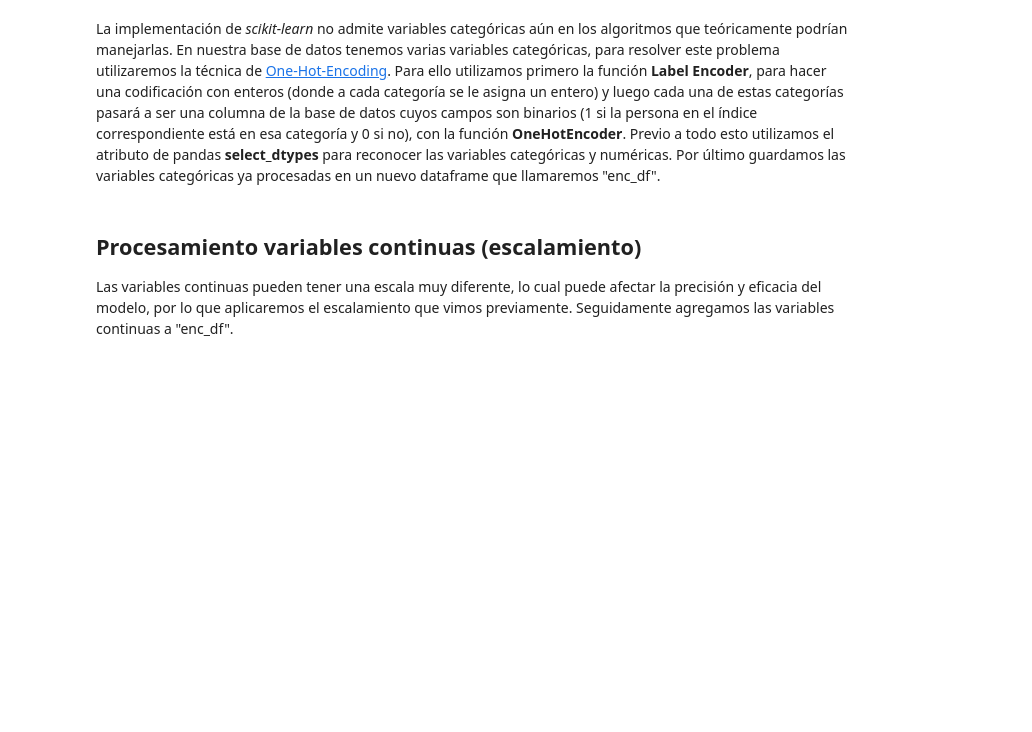
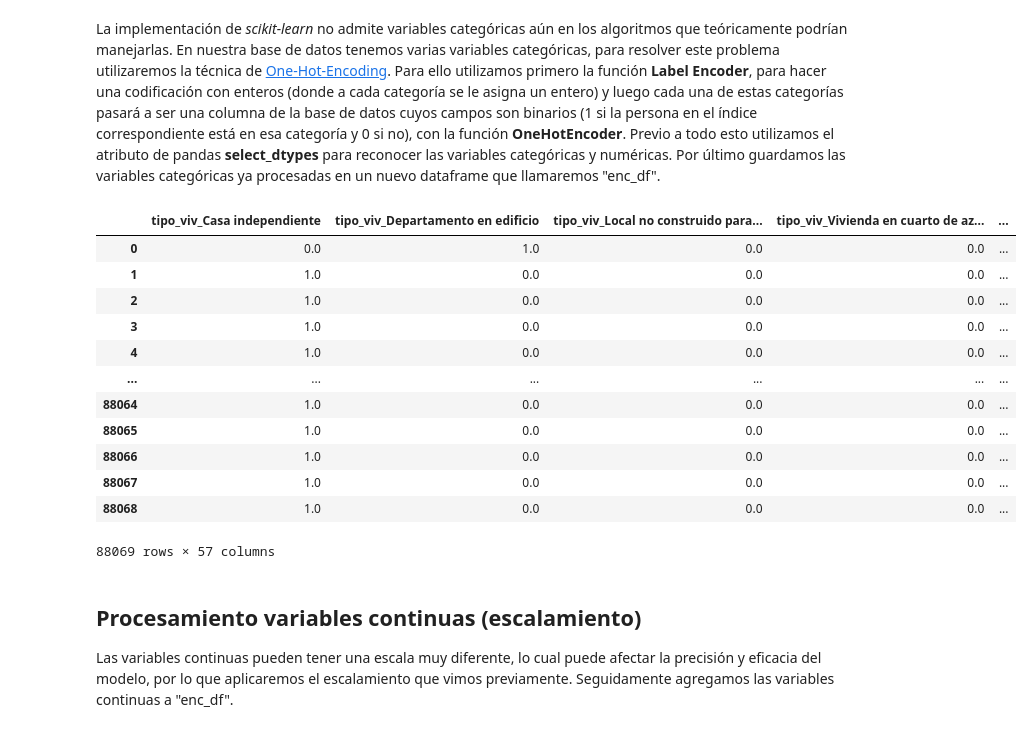
Before and after one commit to alina12358/Submodulos-1.6-y-2.6, a Jupyter notebook: Classification models.ipynb, the cells around one changed output. Saved outputs shown, nothing was run; the diff lists cells and outputs as text; code cells hidden in the pictures; blank space fills up the shorter version.

```diff
--- a/Classification models.ipynb
+++ b/Classification models.ipynb
@@ -67,6 +61,22 @@ for col in categorical:
     temp = pd.DataFrame(enc.fit_transform(X_lenc[[col]]).toarray())
     temp.rename(columns=dict(zip(list(range(len(temp.columns))),[str(col)+'_'+str(dict_list[col][i]) for i in list(range(len(temp.columns)))])),inplace=True)
     enc_df = pd.concat([enc_df,temp],axis=1)
+# %%
+enc_df
+# %% [output]
+|  | tipo_viv_Casa independiente | tipo_viv_Departamento en edificio | tipo_viv_Local no construido para... | tipo_viv_Vivienda en cuarto de az... | ... |
+| 0 | 0.0 | 1.0 | 0.0 | 0.0 | ... |
+| 1 | 1.0 | 0.0 | 0.0 | 0.0 | ... |
+| 2 | 1.0 | 0.0 | 0.0 | 0.0 | ... |
+| 3 | 1.0 | 0.0 | 0.0 | 0.0 | ... |
+| 4 | 1.0 | 0.0 | 0.0 | 0.0 | ... |
+| ... | ... | ... | ... | ... | ... |
+| 88064 | 1.0 | 0.0 | 0.0 | 0.0 | ... |
+| 88065 | 1.0 | 0.0 | 0.0 | 0.0 | ... |
+| 88066 | 1.0 | 0.0 | 0.0 | 0.0 | ... |
+| 88067 | 1.0 | 0.0 | 0.0 | 0.0 | ... |
+| 88068 | 1.0 | 0.0 | 0.0 | 0.0 | ... |
+88069 rows × 57 columns
 # %% [markdown]
 ## Procesamiento variables continuas (escalamiento)
 
```
Also changed, not shown: parts of 16 cells of this notebook.
